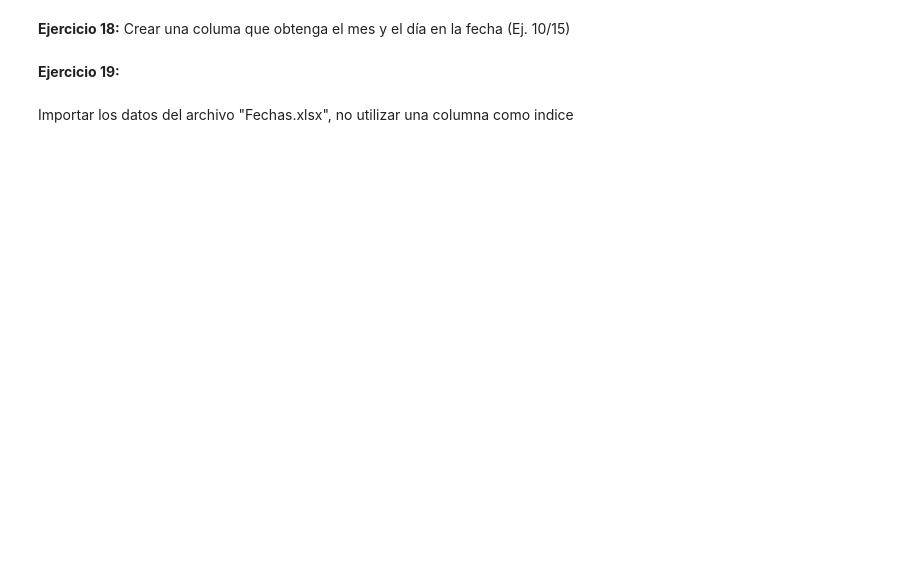
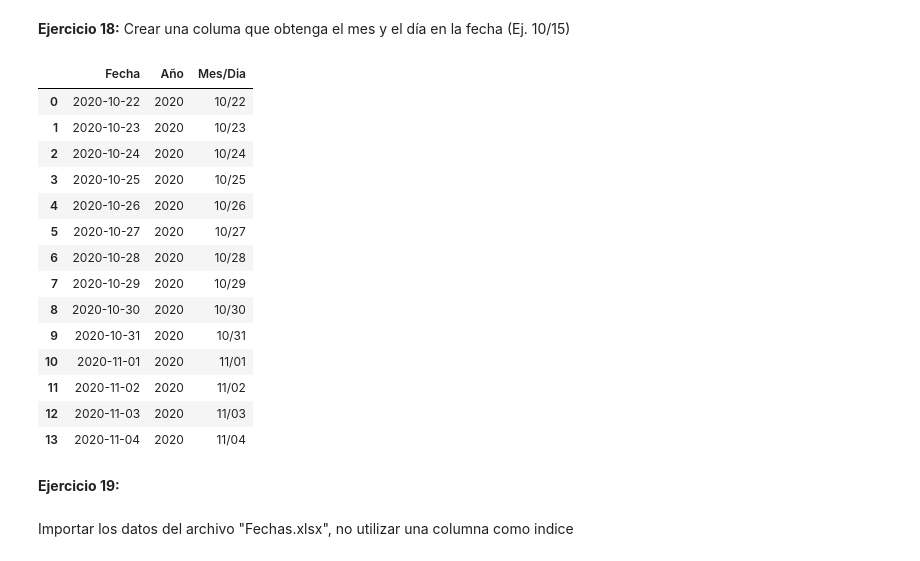
Before and after one commit to alcazarpedro/project_numpy_pandas, a Jupyter notebook: pandas_dtascience/3_Fechas/Fechas.ipynb, the cells around one changed output. Drawn from its saved outputs; the diff is of its cells as text; code cells hidden in the pictures; blank space fills up the shorter version.

Commit message:
Terminamos los ejercicios de Fechas

```diff
--- a/pandas_dtascience/3_Fechas/Fechas.ipynb
+++ b/pandas_dtascience/3_Fechas/Fechas.ipynb
@@ -117,3 +198,5 @@ Utilizar strftime para convertir todas las fechas en la variable "fechas" al for
 __Ejercicio 17:__
 # %% [markdown]
 Importar los datos del archivo "Fechas.xlsx", utilizar la columna Fecha como indice
+# %%
+Dates = pd.read_excel("./fecha.xlsx")
@@ -120,2 +221,6 @@ Importar los datos del archivo "Fechas.xlsx", utilizar la columna Fecha como ind
 # %% [markdown]
 Agregar una columna al DataFrame anterior con el año en cada fecha:
+# %%
+Dates["Año"] = Dates.Fecha.dt.year
+
+Dates
@@ -122,5 +243,25 @@ Agregar una columna al DataFrame anterior con el año en cada fecha:
 # %% [markdown]
 __Ejercicio 18:__ Crear una columa que obtenga el mes y el día en la fecha (Ej. 10/15)
+# %%
+Dates["Mes/Dia"] = Dates.Fecha.dt.strftime("%m/%d")
+# %%
+Dates
+# %% [output]
+|  | Fecha | Año | Mes/Dia |
+| 0 | 2020-10-22 | 2020 | 10/22 |
+| 1 | 2020-10-23 | 2020 | 10/23 |
+| 2 | 2020-10-24 | 2020 | 10/24 |
+| 3 | 2020-10-25 | 2020 | 10/25 |
+| 4 | 2020-10-26 | 2020 | 10/26 |
+| 5 | 2020-10-27 | 2020 | 10/27 |
+| 6 | 2020-10-28 | 2020 | 10/28 |
+| 7 | 2020-10-29 | 2020 | 10/29 |
+| 8 | 2020-10-30 | 2020 | 10/30 |
+| 9 | 2020-10-31 | 2020 | 10/31 |
+| 10 | 2020-11-01 | 2020 | 11/01 |
+| 11 | 2020-11-02 | 2020 | 11/02 |
+| 12 | 2020-11-03 | 2020 | 11/03 |
+| 13 | 2020-11-04 | 2020 | 11/04 |
 # %% [markdown]
 __Ejercicio 19:__
 # %% [markdown]
```
Also changed, not shown: parts of 27 cells of this notebook.
